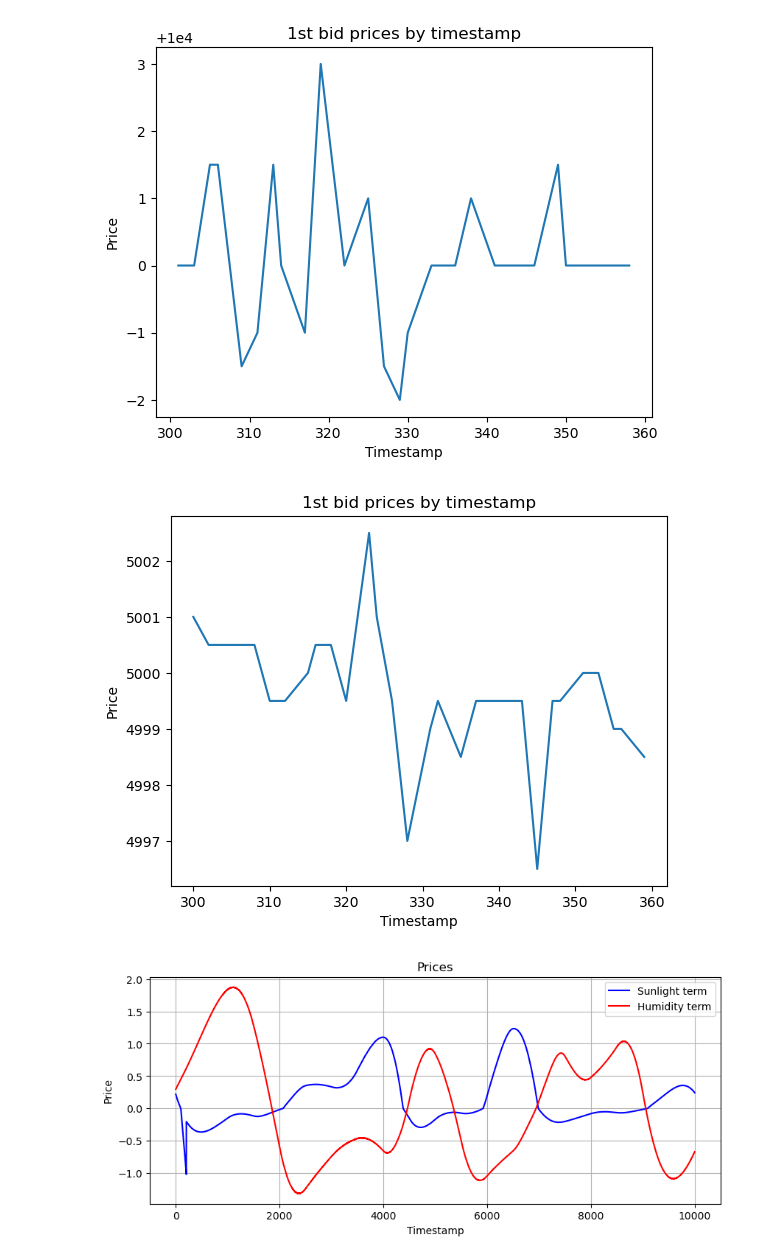
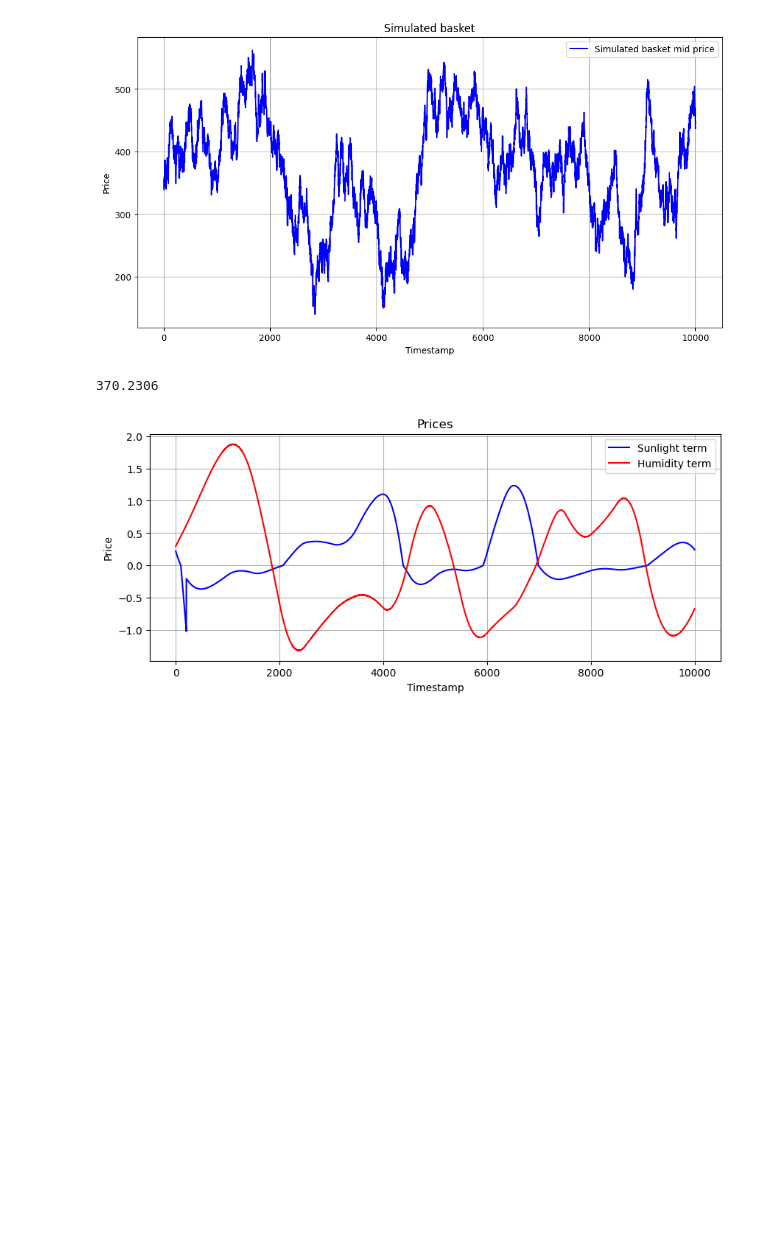
Before and after one commit to levladiator/Prosperity, a Jupyter notebook: src/csvAnalyzer.ipynb, the cells around one changed output. Drawn from its saved outputs; the diff is of its cells as text; code cells hidden in the pictures; blank space fills up the shorter version.

Commit message:
Pairs trading for basket

```diff
--- a/src/csvAnalyzer.ipynb
+++ b/src/csvAnalyzer.ipynb
@@ -3,46 +3,44 @@ import pandas as pd
 import numpy as np
 import matplotlib.pyplot as plt
 # %%
-csv_file_path = "./data/round_1/prices_round_1_day_-2.csv"
+csv_file_path = "./data/round_3/prices_round_3_day_0.csv"
 df = pd.read_csv(csv_file_path, sep=';')
 
 products = np.unique(df['product'])
 
 data = {}
+stat = 'mid_price'
 
 for prod in products:
     data[prod] = df[df['product'] == prod]
 
-for prod in products:
-    stat = 'mid_price'
+plt.figure(figsize=(12, 6))
+plt.plot(data["GIFT_BASKET"][stat].values - (6 * data["STRAWBERRIES"][stat].values + 4 * data["CHOCOLATE"][stat].values + data["ROSES"][stat].values),
+         marker='', linestyle='-', color='b', label="Simulated basket mid price")
+# plt.plot(data["GIFT_BASKET"]["ask_price_1"].values,
+#          marker='', linestyle='-', color='r', label="Real basket mid price")
+plt.title("Simulated basket")
+plt.xlabel("Timestamp")
+plt.ylabel("Price"),
+plt.legend()
+plt.grid(True)
+plt.show()
 
-    plt.title("1st bid prices by timestamp")
-    plt.xlabel('Timestamp')
-    plt.ylabel('Price')
-    plt.plot(data[prod][stat][150:180])
-    plt.show()
+print(np.mean(data["GIFT_BASKET"][stat].values - (6 * data["STRAWBERRIES"][stat].values + 4 * data["CHOCOLATE"][stat].values + data["ROSES"][stat].values)))
 
-    # prices = np.unique(data[prod][stat], return_counts=True)
-    #
-    # plt.title("Counts of 1st bid prices")
-    # plt.xlabel('Price')
-    # plt.ylabel('Count')
-    # plt.plot(prices[0], prices[1])
-    # plt.show()
-    #
-    # ############
-    #
-    # prices_and_volumes = data[prod][['bid_price_1', 'bid_volume_1']]
-    # price_volumes = prices_and_volumes.groupby('bid_price_1').agg({'bid_volume_1': 'sum'})
-    #
-    # plt.title("Volumes of 1st bid prices")
-    # plt.xlabel('Price')
-    # plt.ylabel('Volume')
-    # plt.plot(price_volumes)
-    # plt.show()
+# for prod in products:
+#
+#     plt.figure(figsize=(12, 6))
+#     plt.plot(data[prod][stat], marker='', linestyle='-', color='b', label="Mid price")
+#     plt.title(prod)
+#     plt.xlabel("Timestamp")
+#     plt.ylabel("Price"),
+#     plt.legend()
+#     plt.grid(True)
+#     plt.show()
 # %% [output]
-[figure, old version]
+[figure, new version]
-[figure, removed]
+370.2306
 # %%
 csv_file_path_round_2 = "./data/round_2/prices_round_2_day_-1.csv"
 df2 = pd.read_csv(csv_file_path_round_2, sep=';')
```
Also changed, not shown: 1 other file.
